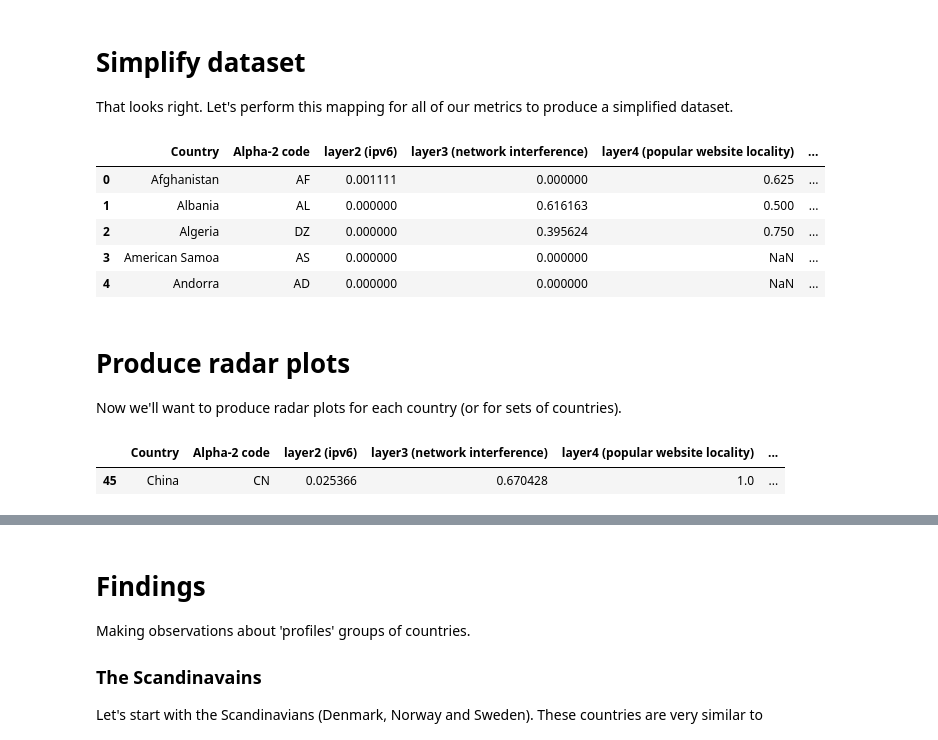
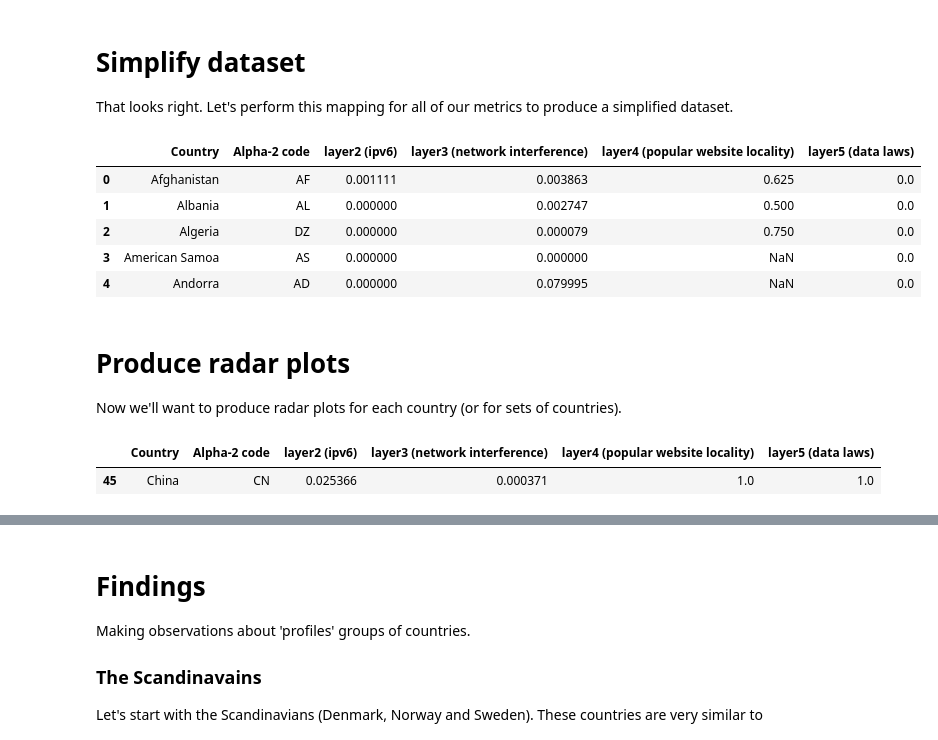
Before and after one commit to daylight-lab/III, a Jupyter notebook: analysis.ipynb, the cells around one changed output, grey strips where cells are left out. Cells and saved outputs as stored; diff of their text form; code cells hidden in the pictures.

```diff
--- a/analysis.ipynb
+++ b/analysis.ipynb
@@ -58,20 +65,21 @@ That looks right. Let's perform this mapping for all of our metrics to produce a
 # %%
 data = pd.DataFrame({
     'Country': layer_scores['Country'],
     'Alpha-2 code': layer_scores['Alpha-2 code'],
     'layer2 (ipv6)': normalize(layer_scores['layer2-ipv6-adoption']),
-    'layer3 (network interference)': normalize(log(layer_scores['layer3-network-interference-rate'])).fillna(value=0),
+#     'layer3 (network interference)': normalize(log(layer_scores['layer3-network-interference-rate'])).fillna(value=0),
+    'layer3 (network interference)': normalize(layer_scores['layer3-network-interference-rate']).fillna(value=0),
     'layer4 (popular website locality)':  normalize(layer_scores['layer4-alexa-rankings']),
-    'layer5 (cross border laws)': layer_scores['layer5-has-cross-border-laws?']
+    'layer5 (data laws)': normalize(layer_scores['layer5-discrete-categories-data-laws']),
 })
 data.head()
 # %% [output]
-|  | Country | Alpha-2 code | layer2 (ipv6) | layer3 (network interference) | layer4 (popular website locality) | ... |
-| 0 | Afghanistan | AF | 0.001111 | 0.000000 | 0.625 | ... |
-| 1 | Albania | AL | 0.000000 | 0.616163 | 0.500 | ... |
-| 2 | Algeria | DZ | 0.000000 | 0.395624 | 0.750 | ... |
-| 3 | American Samoa | AS | 0.000000 | 0.000000 | NaN | ... |
-| 4 | Andorra | AD | 0.000000 | 0.000000 | NaN | ... |
+|  | Country | Alpha-2 code | layer2 (ipv6) | layer3 (network interference) | layer4 (popular website locality) | layer5 (data laws) |
+| 0 | Afghanistan | AF | 0.001111 | 0.003863 | 0.625 | 0.0 |
+| 1 | Albania | AL | 0.000000 | 0.002747 | 0.500 | 0.0 |
+| 2 | Algeria | DZ | 0.000000 | 0.000079 | 0.750 | 0.0 |
+| 3 | American Samoa | AS | 0.000000 | 0.000000 | NaN | 0.0 |
+| 4 | Andorra | AD | 0.000000 | 0.079995 | NaN | 0.0 |
 # %% [markdown]
 # Produce radar plots
 
@@ -82,8 +90,8 @@ def find_country (alpha2: str) -> pd.DataFrame:
 
 find_country('CN')
 # %% [output]
-|  | Country | Alpha-2 code | layer2 (ipv6) | layer3 (network interference) | layer4 (popular website locality) | ... |
-| 45 | China | CN | 0.025366 | 0.670428 | 1.0 | ... |
+|  | Country | Alpha-2 code | layer2 (ipv6) | layer3 (network interference) | layer4 (popular website locality) | layer5 (data laws) |
+| 45 | China | CN | 0.025366 | 0.000371 | 1.0 | 1.0 |
 # %%
 # number of variable
 def radar_plot (df):
```
Also changed, not shown: parts of 15 cells of this notebook, 4 other files.
